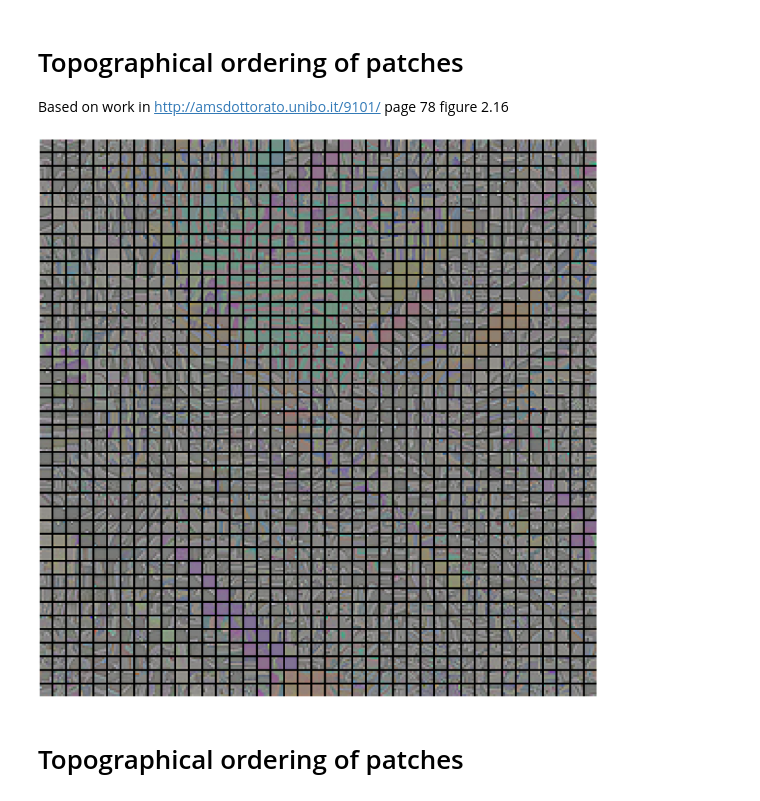
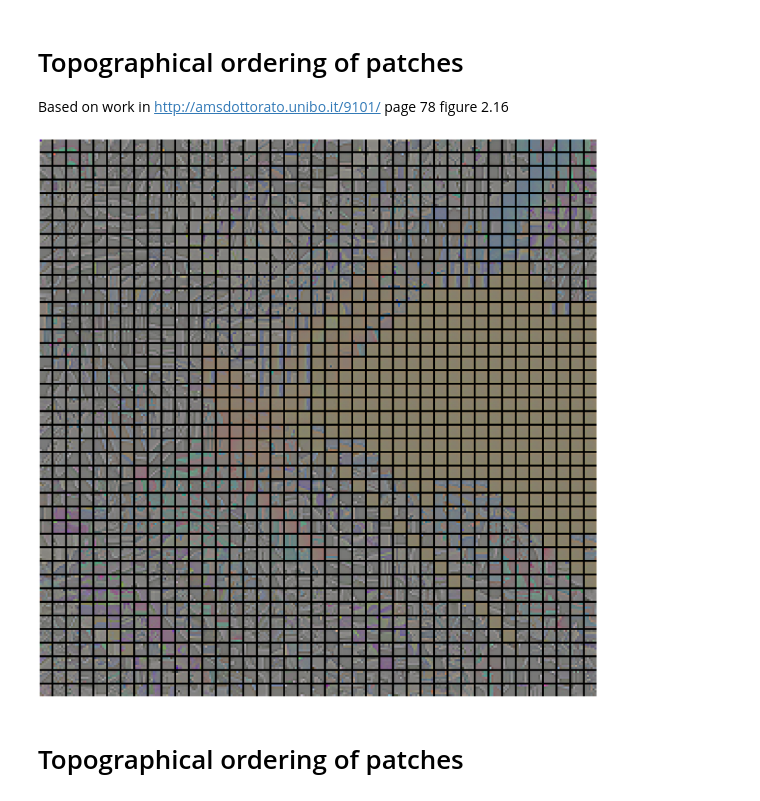
Before and after one commit to louity/patches, a Jupyter notebook: PatchesAnalysis.ipynb, the cells around one changed output. Saved outputs shown, nothing was run; the diff lists cells and outputs as text; code cells hidden in the pictures.

```diff
--- a/PatchesAnalysis.ipynb
+++ b/PatchesAnalysis.ipynb
@@ -210,16 +206,31 @@ Files already downloaded and verified
 # %% [markdown]
 # Computing Singular Values of patches
-# %%
-# Computing singular values of
-save_file = 'data/eigvals.pickle'
-if not os.path.exists(save_file):
-    all_eigvals = pa.eigvals_patches(trainloader_whitening,patch_sizes,whitening_regs)
-
-    with open(save_file, 'wb') as f:
-        pickle.dump(all_eigvals, f)
-else:
-    with open(save_file, 'rb') as f:
-        all_eigvals = pickle.load(f)
+# %%
+# Computing singular values of
+save_file = 'data/eigvals_imagenet32.pickle'
+if not os.path.exists(save_file):
+    patch_sizes = [2,3,4,5,6,7,8,9,10,11,12,13,14,15,16,17,18,19,20]
+    whitening_regs = np.array([0.00001,0.0001,0.001,0.01,0.1,1.,10.])
+    imagenet32_eigvals = pa.eigvals_patches(trainloader_whitening,patch_sizes,whitening_regs)
+
+    with open(save_file, 'wb') as f:
+        pickle.dump(all_eigvals, f)
+else:
+    with open(save_file, 'rb') as f:
+        imagenet32_eigvals = pickle.load(f)
+
+# Computing singular values of
+save_file = 'data/eigvals.pickle'
+if not os.path.exists(save_file):
+    patch_sizes = [2,3,4,5,6,7,8,9,10,11,12,13,14,15,16,17,18,19,20]
+    whitening_regs = np.array([0.00001,0.0001,0.001,0.01,0.1,1.,10.])
+    cifar10_eigvals = pa.eigvals_patches(trainloader_whitening,patch_sizes,whitening_regs)
+
+    with open(save_file, 'wb') as f:
+        pickle.dump(all_eigvals, f)
+else:
+    with open(save_file, 'rb') as f:
+        cifar10_eigvals = pickle.load(f)
 # %% [markdown]
 # Decay of singular values
 # %%
@@ -348,7 +441,7 @@ ax.legend(fontsize = 15)
 Based on work in http://amsdottorato.unibo.it/9101/     page 78 figure 2.16
 # %%
 
-dataset = 'cifar10'
+dataset = 'imagenet32'
 device = 'cuda'
 whitening_reg = 0.001
 file_name = 'patches_k_nns_'+dataset+'_whitening_reg_'+str(whitening_reg)
@@ -365,7 +458,7 @@ M = 41
 patches =  torch.from_numpy(cifar10_patches[0]['patches']).to(device)
 K_nns = torch.from_numpy(cifar10_patches[0]['K_nns']).to(device)
 K_nn_dist = torch.from_numpy(cifar10_patches[0]['K_nn_dist']).to(device)
-start_patch = 0
+start_patch = 12
 indicies = pa.compute_topological_order(start_patch,K_nns,M, stride=1,NN=0)
 # %%
 image = build_topographical_image(patches, indicies)
@@ -373,12 +466,12 @@ image = image.transpose(1,2,0)
 # %%
 plt.figure(figsize = (40, 40))
 plt.axis("off")
 plt.imshow(image, interpolation = 'nearest')
 
-save('topographical_order_more_patches')
+save('topographical_order_more_patches_imagenet32')
 plt.show()
 # %% [output]
-[figure, old version]
+[figure, new version]
 # %% [markdown]
 # Topographical ordering of patches
 # %%
```
Also changed, not shown: parts of 10 cells of this notebook, 10 other files.
